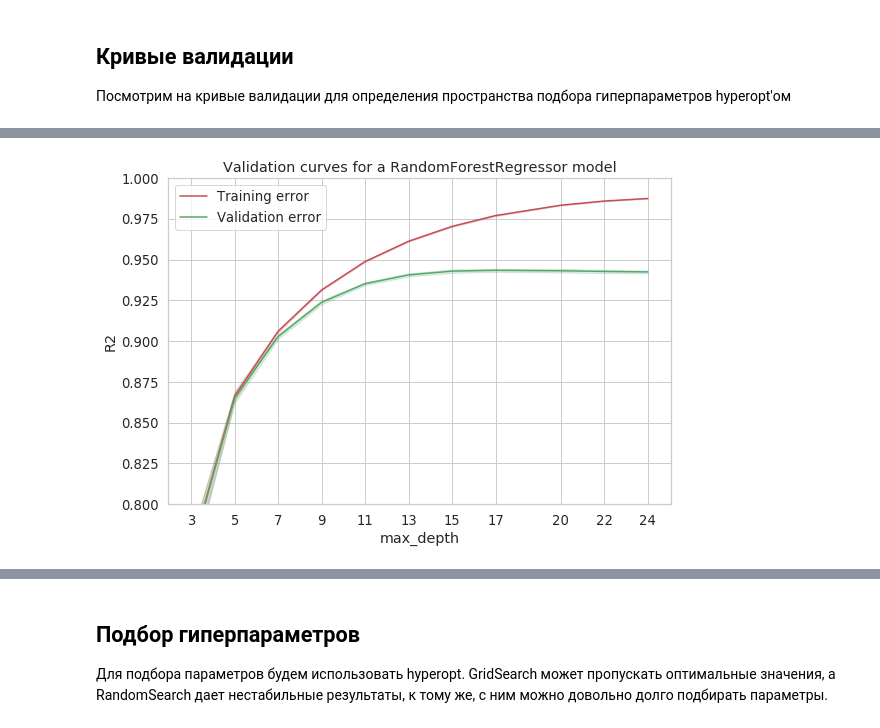
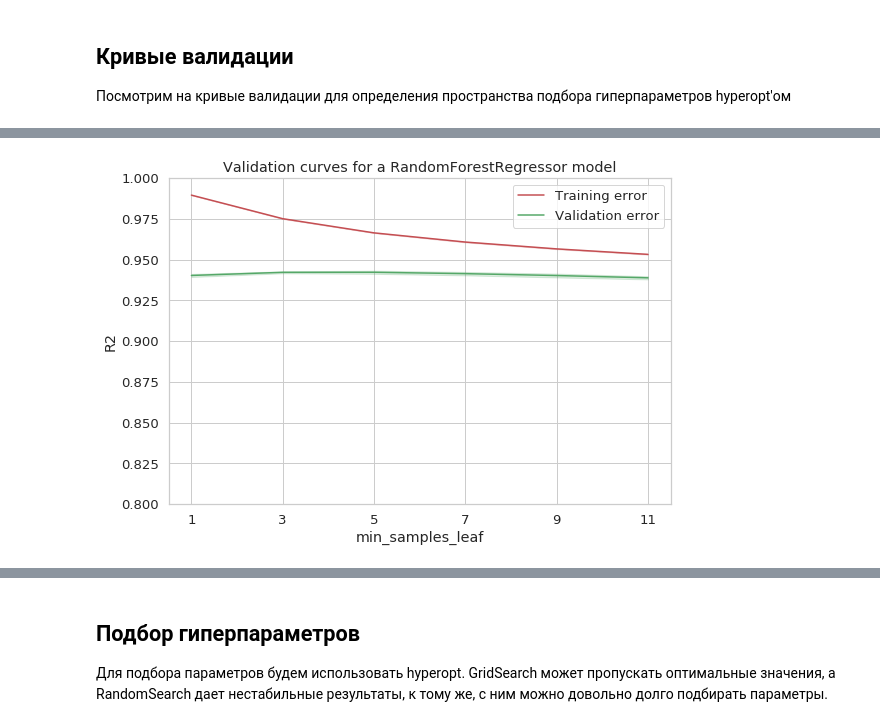
Before and after one commit to Curiosady/Learning-Projects, a Jupyter notebook: Auto.ru Car Price Prediction/main.ipynb, the cells around one changed output, grey strips where cells are left out. Drawn from its saved outputs; the diff is of its cells as text; code cells hidden in the pictures.

```diff
--- a/Auto.ru Car Price Prediction/main.ipynb
+++ b/Auto.ru Car Price Prediction/main.ipynb
@@ -471,11 +471,11 @@ X_train, X_test, y_train, y_test = train_test_split(X, y, test_size=0.3, shuffle
 # %% [markdown]
 ## Baselines
 # %%
-scaler = MinMaxScaler().fit(X_train)
+scaler = StandardScaler().fit(X_train)
 X_train_scaled = scaler.transform(X_train)
 X_test_scaled = scaler.transform(X_test)
 # %%
-lr = LinearRegression()
+lr = Ridge()
 lr.fit(X_train_scaled, y_train);
 # %%
 y_preds_lr = lr.predict(X_test_scaled)
@@ -605,6 +614,8 @@ X_new_train, X_new_test, y_train, y_test = train_test_split(X_new, y, test_size=
                                                             shuffle=True, random_state=RANDOM_SEED)
 # %%
 rf.fit(X_new_train, y_train);
+# %%
+lr.fit(X_new_train, y_train);
 # %%
 y_preds_new_rf = rf.predict(X_new_test)
 print('RandomForest with new features:')
@@ -626,7 +652,7 @@ RandomForest baseline:
 ## Кривые валидации
 Посмотрим на кривые валидации для определения пространства подбора гиперпараметров hyperopt'ом
 # %%
-def valid_curves_plot(hyperparam, param_range):
+def valid_curves_plot_rf(hyperparam, param_range):
     param_range = param_range
     train_scores, test_scores = validation_curve(RandomForestRegressor(random_state=RANDOM_SEED, n_jobs=-1,),
                                 X_new_train, y_train, param_name=hyperparam, param_range=param_range,
@@ -663,5 +715,5 @@ Wall time: 9min 51s
 # %%
 %%time
-valid_curves_plot(hyperparam='max_depth', param_range=[3, 5, 7, 9, 11, 13, 15, 17, 20, 22, 24])
+valid_curves_plot_rf(hyperparam='min_samples_leaf', param_range=[1, 3, 5, 7, 9, 11])
 # %% [output]
-[figure, old version]
+[figure, new version]
```
Also changed, not shown: parts of 56 cells of this notebook, 1 other file.
